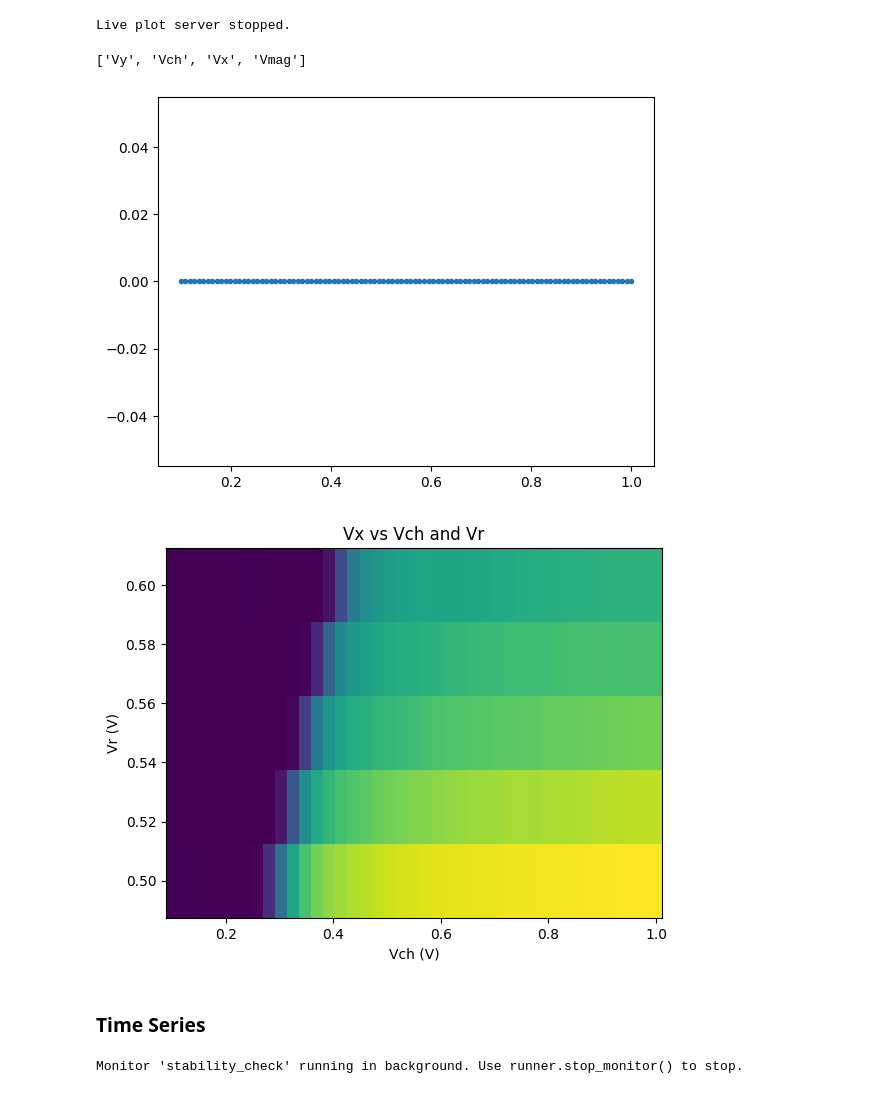
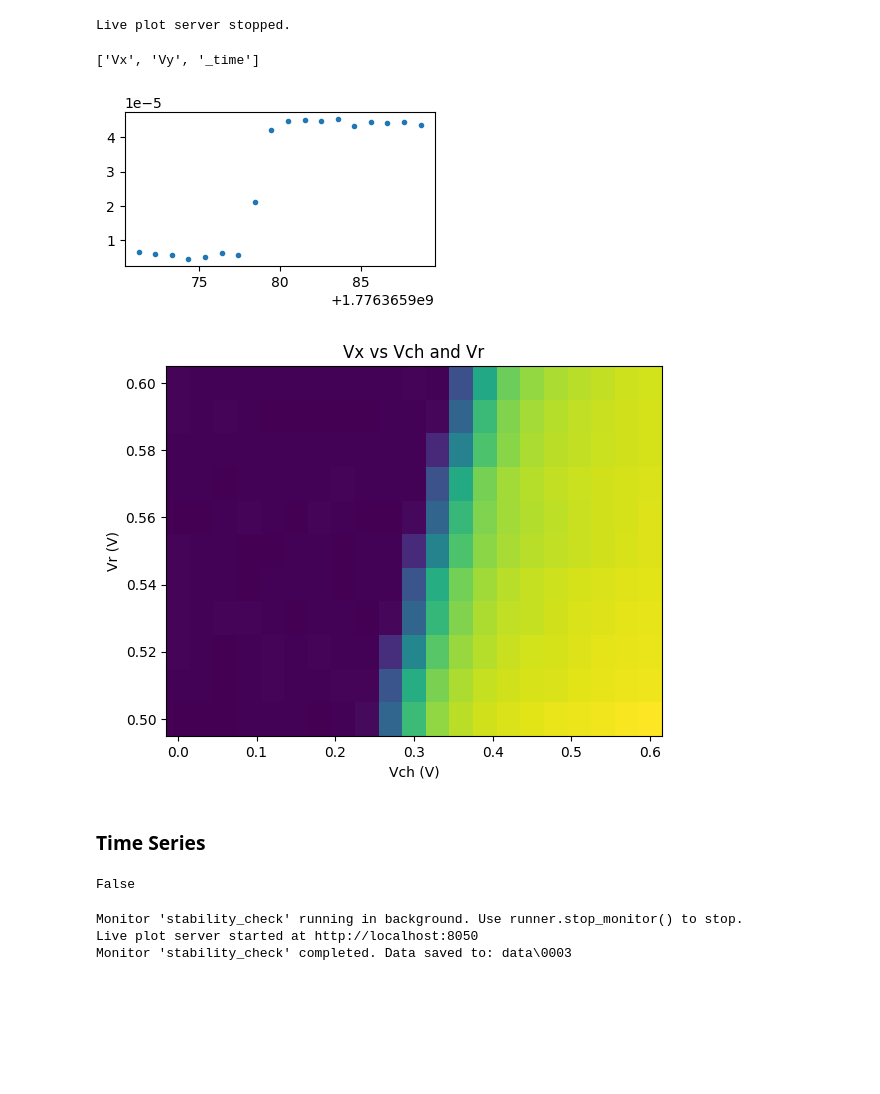
Before and after one commit to eeroqlab/orchid, a Jupyter notebook: examples/demo.ipynb, the cells around one changed output. Drawn from its saved outputs; the diff is of its cells as text; code cells hidden in the pictures; blank space fills up the shorter version.

Commit message:
fixed liveplotting, fixed plotting server correctly runnin, updated plotting capabilities, live timeseries works fine, added eventlogger to context

```diff
--- a/examples/demo.ipynb
+++ b/examples/demo.ipynb
@@ -223,22 +220,24 @@ import zarr
 import matplotlib.pyplot as plt
 # %%
 # Open vault
-z = zarr.open("./example_data/0014/vault.zarr", mode="r")
+z = zarr.open("./example_data/0010/vault.zarr", mode="r")
 
 # List arrays
 print(list(z.keys()))    # ['Vgt', 'lockin_X']
 
 # Read arrays (standard NumPy indexing)
-vgt = z["Vch"][:]          # control values, shape (101,)
+# vgt = z["Vch"][:]          # control values, shape (101,)
+vgt = z["_time"][:]          # control values, shape (101,)
 signal = z["Vy"][:]  # measured data, shape (101,)
+plt.figure(figsize=(4,2))
 plt.plot(vgt, signal, ".")
 plt.show()
 # %% [output]
-['Vy', 'Vch', 'Vx', 'Vmag']
+['Vx', 'Vy', '_time']
-[figure, old version]
+[figure, new version]
 # %%
 # For 2D: shape is (outer_len, inner_len)
-z = zarr.open("./example_data/0004/vault.zarr", mode="r")
+z = zarr.open("./data/0004/vault.zarr", mode="r")
 data_2d = z["Vx"][:]  # shape (50, 101)
 Vch = z["Vch"][:]  # shape (101)
 Vr = z["Vr"][:]  # shape (50)
@@ -249,7 +248,7 @@ plt.ylabel("Vr (V)")
 plt.title("Vx vs Vch and Vr")
 plt.show()
 # %% [output]
-[figure, old version]
+[figure, new version]
 # %% [markdown]
 ### **Time Series**
 # %%
@@ -265,6 +272,11 @@ runner = ExperimentRunner()
+# %%
+runner.is_monitoring
+# %% [output]
+False
 # %%
-plotter = LivePlotter([PlotSpec(x="_time", y="Vx")], height = 700, width = 2000)
 runner.run_monitor(monitor, plotter=plotter, background=True)
 # %% [output]
 Monitor 'stability_check' running in background. Use runner.stop_monitor() to stop.
+Live plot server started at http://localhost:8050
+Monitor 'stability_check' completed. Data saved to: data\0003
 # %%
```
Also changed, not shown: parts of 27 cells of this notebook, 9 other files.
